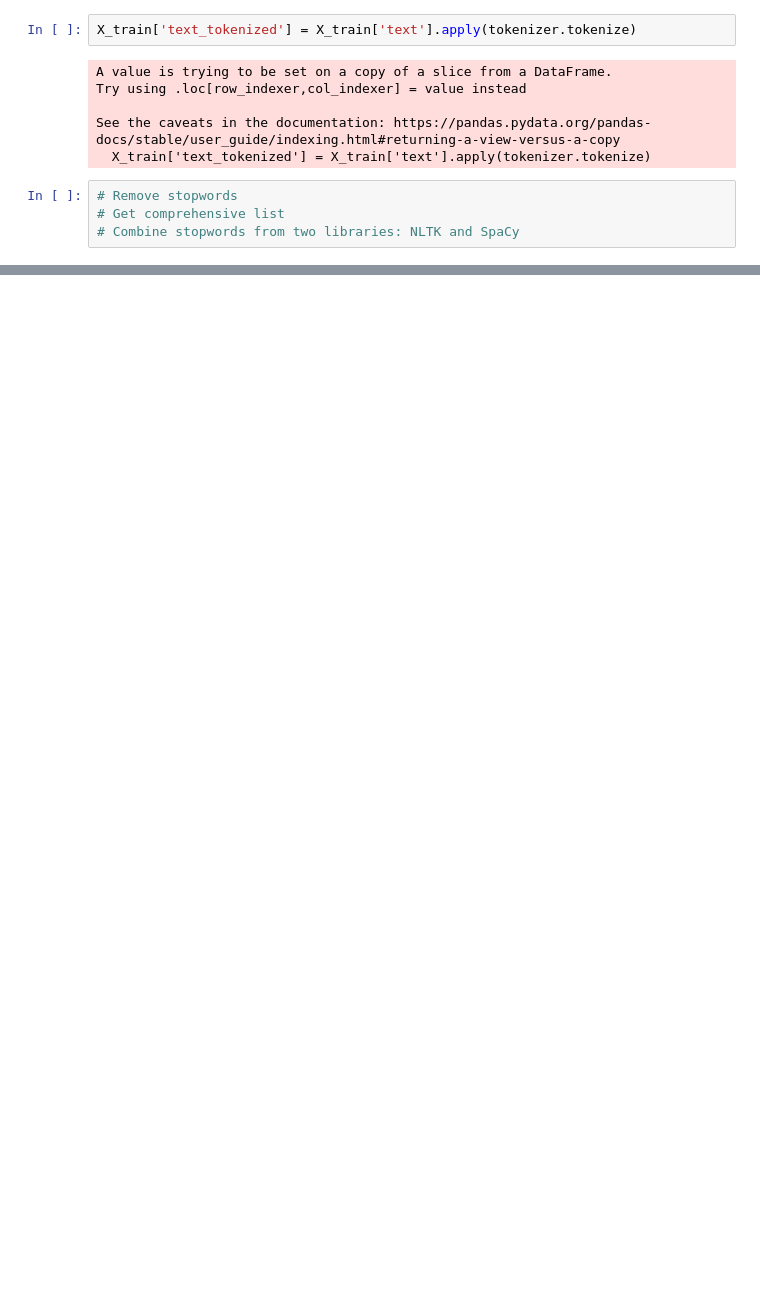
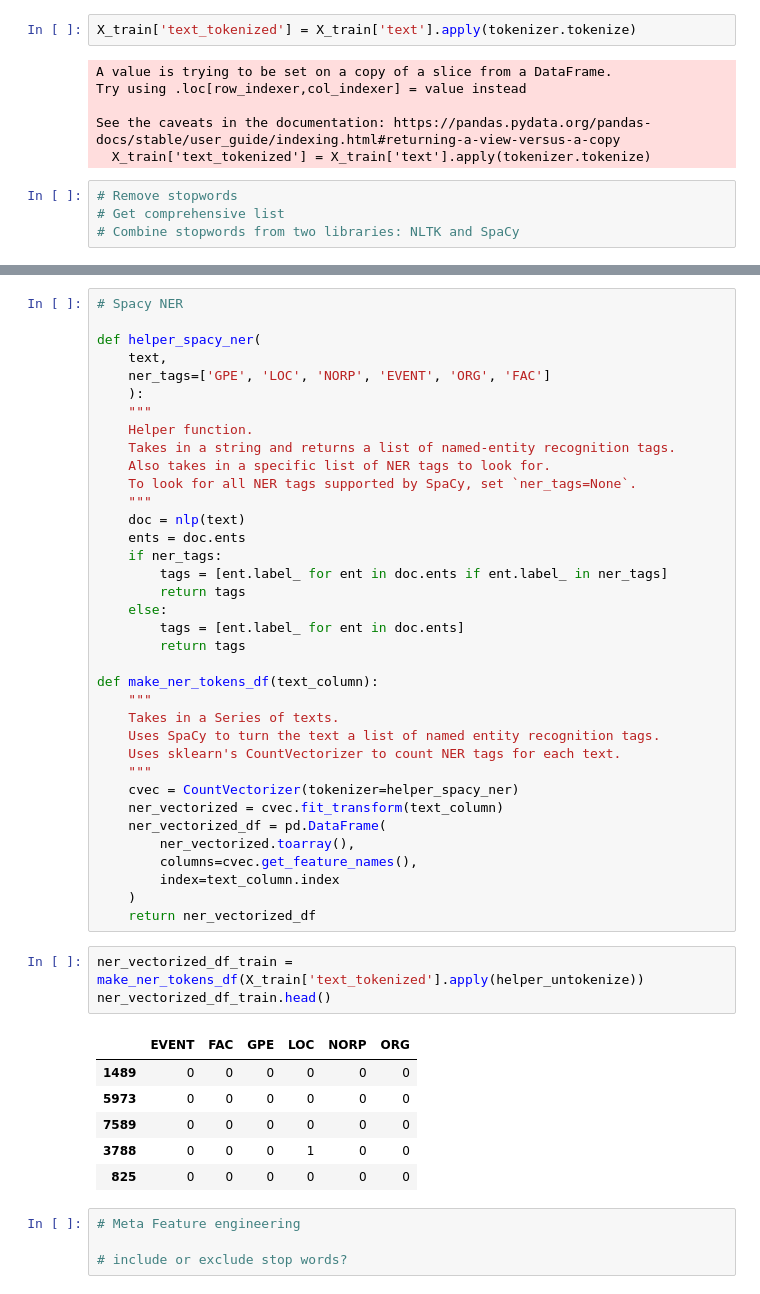
Before and after one commit to zshoorbajee/FlatironProject4, a Jupyter notebook: index.ipynb, the cells around one changed output, grey strips where cells are left out. Drawn from its saved outputs; the diff is of its cells as text; blank space fills up the shorter version.

```diff
--- a/index.ipynb
+++ b/index.ipynb
@@ -239,0 +422,50 @@ See the caveats in the documentation: https://pandas.pydata.org/pandas-docs/stab
+# %%
+# Spacy NER
+
+def helper_spacy_ner(
+    text,
+    ner_tags=['GPE', 'LOC', 'NORP', 'EVENT', 'ORG', 'FAC']
+    ):
+    """
+    Helper function.
+    Takes in a string and returns a list of named-entity recognition tags.
+    Also takes in a specific list of NER tags to look for.
+    To look for all NER tags supported by SpaCy, set `ner_tags=None`.
+    """
+    doc = nlp(text)
+    ents = doc.ents
+    if ner_tags:
+        tags = [ent.label_ for ent in doc.ents if ent.label_ in ner_tags]
+        return tags
+    else:
+        tags = [ent.label_ for ent in doc.ents]
+        return tags
+
+def make_ner_tokens_df(text_column):
+    """
+    Takes in a Series of texts.
+    Uses SpaCy to turn the text a list of named entity recognition tags.
+    Uses sklearn's CountVectorizer to count NER tags for each text.
+    """
+    cvec = CountVectorizer(tokenizer=helper_spacy_ner)
+    ner_vectorized = cvec.fit_transform(text_column)
+    ner_vectorized_df = pd.DataFrame(
+        ner_vectorized.toarray(),
+        columns=cvec.get_feature_names(),
+        index=text_column.index
+    )
+    return ner_vectorized_df
+# %%
+ner_vectorized_df_train = make_ner_tokens_df(X_train['text_tokenized'].apply(helper_untokenize))
+ner_vectorized_df_train.head()
+# %% [output]
+|  | EVENT | FAC | GPE | LOC | NORP | ORG |
+| 1489 | 0 | 0 | 0 | 0 | 0 | 0 |
+| 5973 | 0 | 0 | 0 | 0 | 0 | 0 |
+| 7589 | 0 | 0 | 0 | 0 | 0 | 0 |
+| 3788 | 0 | 0 | 0 | 1 | 0 | 0 |
+| 825 | 0 | 0 | 0 | 0 | 0 | 0 |
+# %%
+# Meta Feature engineering
+
+# include or exclude stop words?
```
Also changed, not shown: parts of 23 cells of this notebook.
